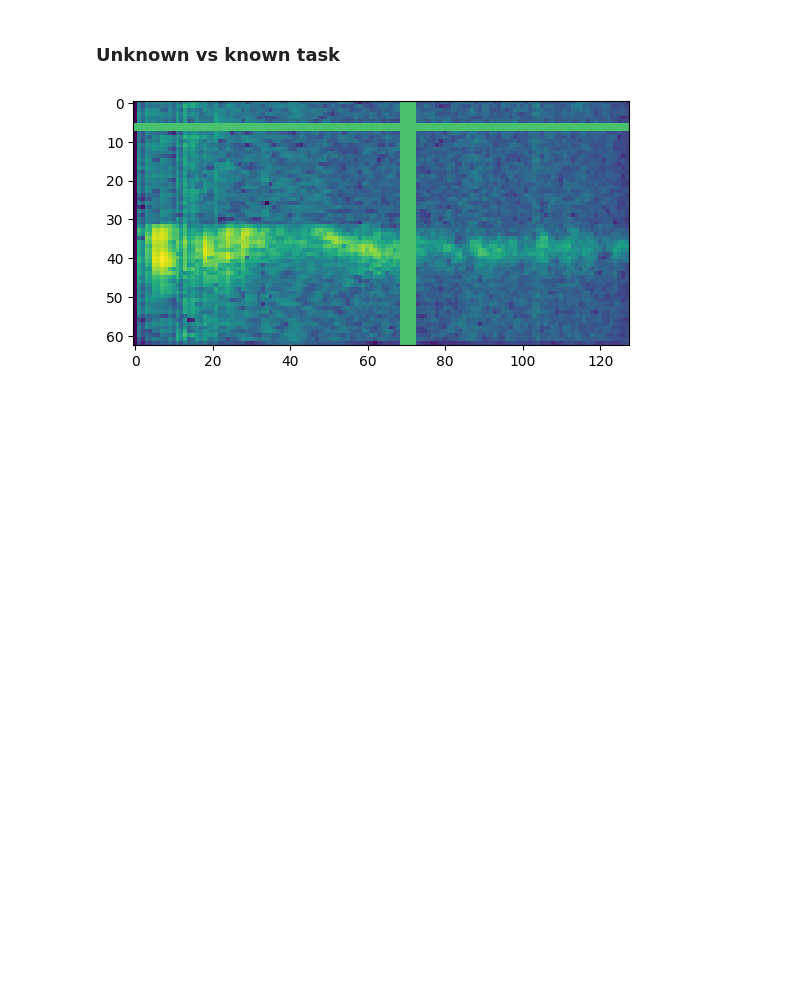
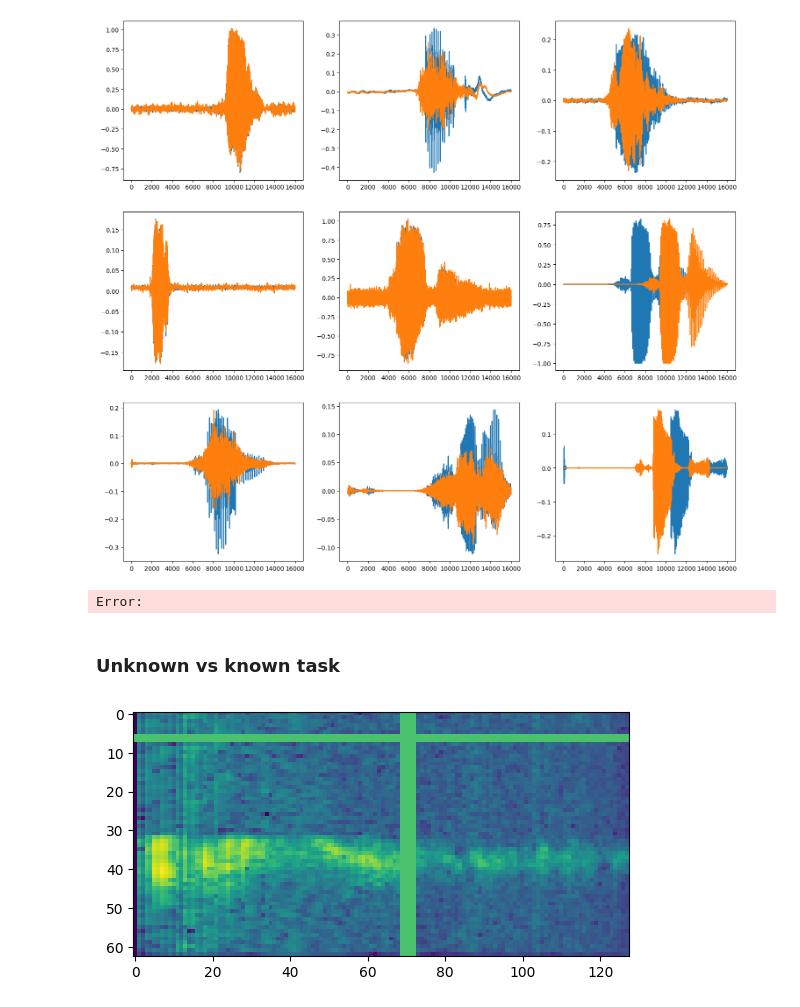
Before and after one commit to izabelatelejko/2024L-Deep-Learning-P2-Transformers, a Jupyter notebook: Project_2.ipynb, the cells around one changed output. Cells and saved outputs as stored; diff of their text form; code cells hidden in the pictures; blank space fills up the shorter version.

```diff
--- a/Project_2.ipynb
+++ b/Project_2.ipynb
@@ -43,16 +26,3 @@ def map_val_labels(label):
-# %%
-augment = OneOf(
-    transforms= [
-        AddColorNoise(min_f_decay=0, max_f_decay=0, p=1), # white noise
-        AddColorNoise(min_f_decay=-3.01, max_f_decay=-3.01, p=1), # pink noise
-        TimeStretch(min_rate=0.8, max_rate=0.95, leave_length_unchanged=True, p=1),
-        TimeStretch(min_rate=1.05, max_rate=1.25, leave_length_unchanged=True, p=1),
-        PitchShift(min_semitones=-5, max_semitones=-1, p=1),
-        PitchShift(min_semitones=1, max_semitones=5, p=1),
-        Shift(p=1, min_shift=-0.2, max_shift=-0.05, rollover=False),
-        Shift(p=1, min_shift=0.05, max_shift=0.2, rollover=False)
-    ]
-)
 # %%
 train_ds, val_ds = load_data()
 # %% [output]
@@ -96,0 +39,3 @@ labels_with_augmented = np.load("augmented_labels.npy")
+# %%
+train_audio, train_labels = convert_to_array(train_ds)
+train_audio_main, train_labels_main = extract_main_data(train_audio, train_labels)
@@ -96,0 +45,15 @@ labels_with_augmented = np.load("augmented_labels.npy")
+# %%
+augmenter = generate_augmenter()
+train_audio_main_augmented = augment(train_audio_main, augmenter)
+# %%
+plot_augmented_samples(train_audio_main[0:9], train_audio_main_augmented[0:9])
+# %% [output]
+[figure, added]
+# %%
+def combine_with_augmented(data, data_aug):
+    return np.concatenate([data, data_aug], axis=0)
+
+train_audio_with_augmented = combine_with_augmented(train_audio, train_audio_main_augmented)
+train_labels_with_augmented = combine_with_augmented(train_labels, train_labels_main)
+# %% [output]
+Error:
```
Also changed, not shown: parts of 13 cells of this notebook, 3 other files.
